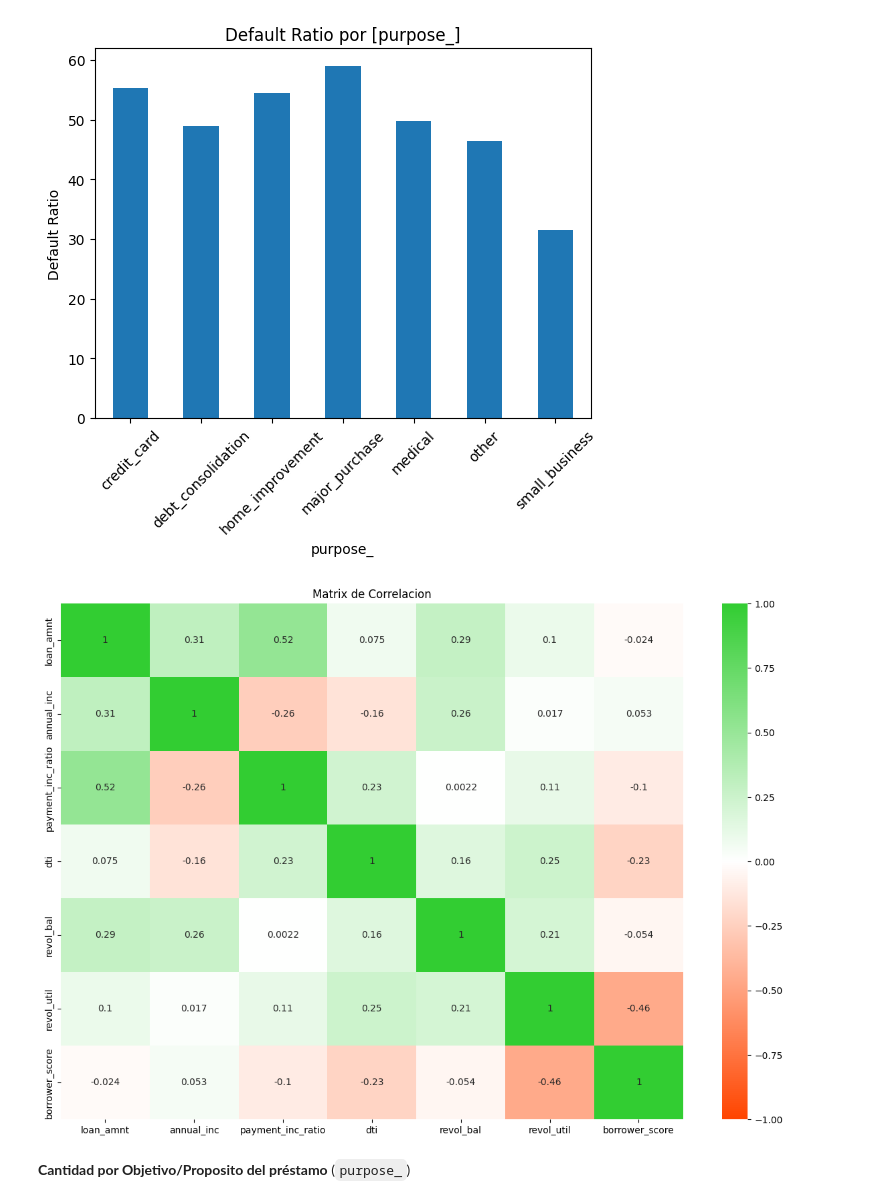
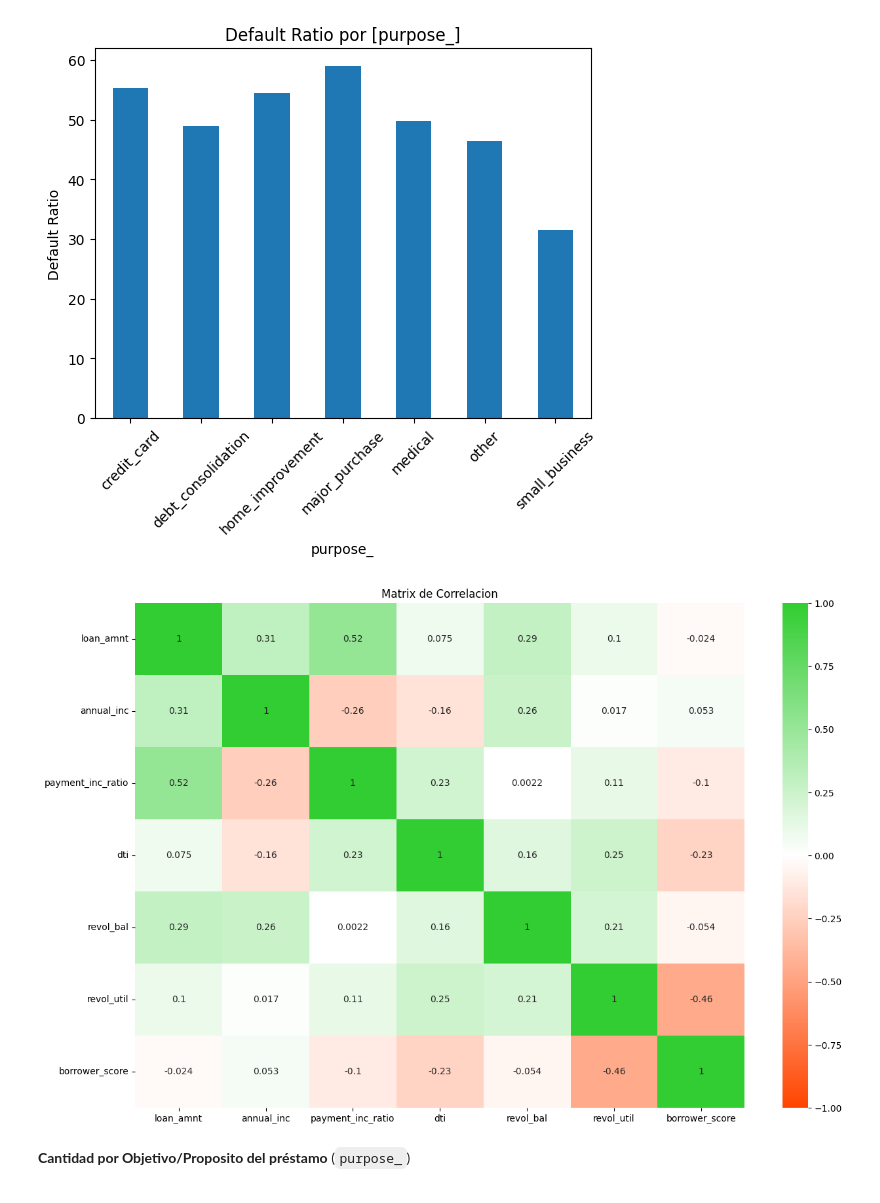
Before and after one commit to Nimbus-commints/Data-Science-Proyectos, a Jupyter notebook: Prediccion de Aprobacion de Prestam/Prediccion Aprobacion Prestamo.ipynb, the cells around one changed output. Drawn from its saved outputs; the diff is of its cells as text; code cells hidden in the pictures.

```diff
--- a/Prediccion de Aprobacion de Prestam/Prediccion Aprobacion Prestamo.ipynb
+++ b/Prediccion de Aprobacion de Prestam/Prediccion Aprobacion Prestamo.ipynb
@@ -157,14 +151,16 @@ for col in cat_variables:
 # %%
 from matplotlib.colors import LinearSegmentedColormap
 orange_green_cmap = LinearSegmentedColormap.from_list("OrangeGreen", ['#ff4500', '#FFFFFF', '#32CD32'])
 
 plt.figure(figsize=(15,10))
 corr = loan_data[num_variables].corr()
 sns.heatmap(corr, cmap=orange_green_cmap, annot=True, center=0, vmin=-1, vmax=1)
 plt.title('Matrix de Correlacion')
+plt.xticks(rotation=0)
+plt.yticks(rotation=0)
 plt.show()
 # %% [output]
-[figure, old version]
+[figure, new version]
 # %% [markdown]
 **Cantidad por Objetivo/Proposito del préstamo** (`purpose_`)
 # %%
```
Also changed, not shown: parts of 32 cells of this notebook.
